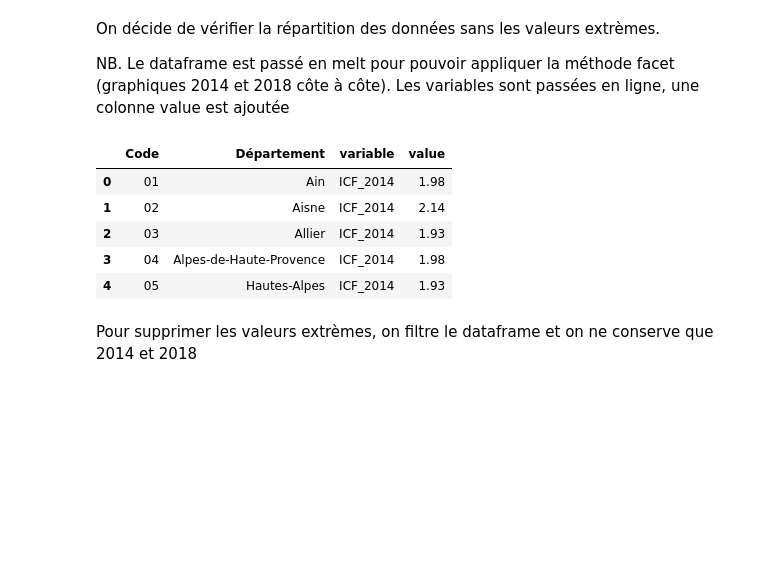
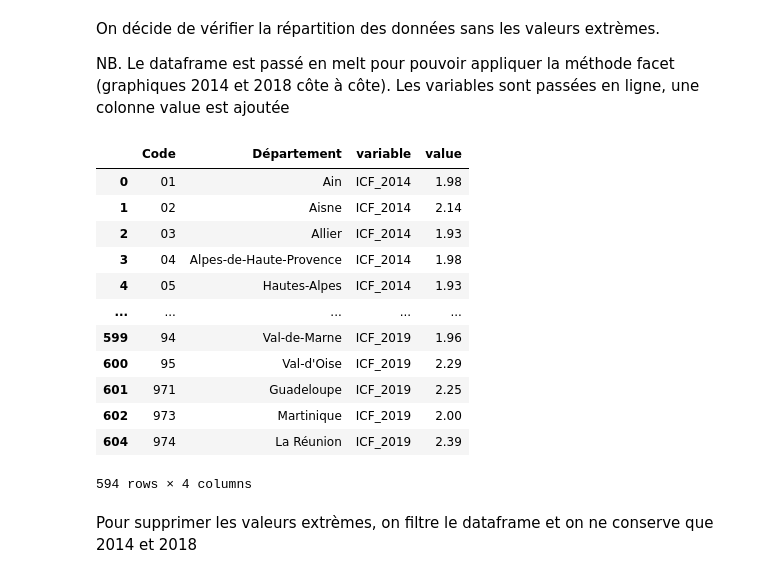
Before and after one commit to fbxyz/ENSG_L1_cartostat, a Jupyter notebook: td/TD1_analyse_univarie_partie2 _correction.ipynb, the cells around one changed output. Drawn from its saved outputs; the diff is of its cells as text; code cells hidden in the pictures; blank space fills up the shorter version.

```diff
--- a/td/TD1_analyse_univarie_partie2 _correction.ipynb
+++ b/td/TD1_analyse_univarie_partie2 _correction.ipynb
@@ -123,14 +124,21 @@ On décide de vérifier la répartition des données sans les valeurs extrèmes.
 NB. Le dataframe est passé en melt pour pouvoir appliquer la méthode facet (graphiques 2014 et 2018 côte à côte). Les variables sont passées en ligne, une colonne value est ajoutée
 # %%
 df_fr_m = pd.melt(df_fr, id_vars=['Code','Département'])
-df_fr_m.head()
+df_fr_m.query("value < 3")
 # %% [output]
 |  | Code | Département | variable | value |
 | 0 | 01 | Ain | ICF_2014 | 1.98 |
 | 1 | 02 | Aisne | ICF_2014 | 2.14 |
 | 2 | 03 | Allier | ICF_2014 | 1.93 |
 | 3 | 04 | Alpes-de-Haute-Provence | ICF_2014 | 1.98 |
 | 4 | 05 | Hautes-Alpes | ICF_2014 | 1.93 |
+| ... | ... | ... | ... | ... |
+| 599 | 94 | Val-de-Marne | ICF_2019 | 1.96 |
+| 600 | 95 | Val-d'Oise | ICF_2019 | 2.29 |
+| 601 | 971 | Guadeloupe | ICF_2019 | 2.25 |
+| 602 | 973 | Martinique | ICF_2019 | 2.00 |
+| 604 | 974 | La Réunion | ICF_2019 | 2.39 |
+594 rows × 4 columns
 # %% [markdown]
 Pour supprimer les valeurs extrèmes, on filtre le dataframe et on ne conserve que 2014 et 2018
 # %%
```
Also changed, not shown: parts of 16 cells of this notebook.
